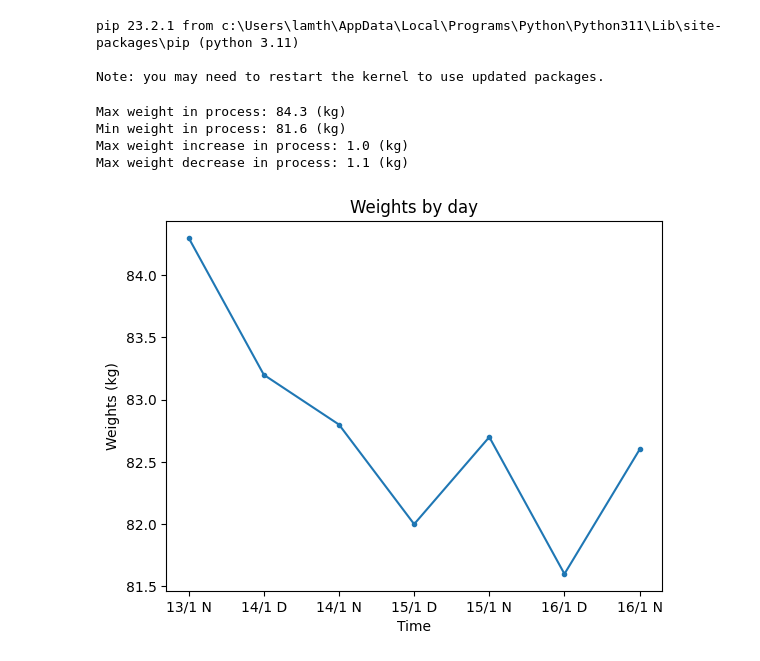
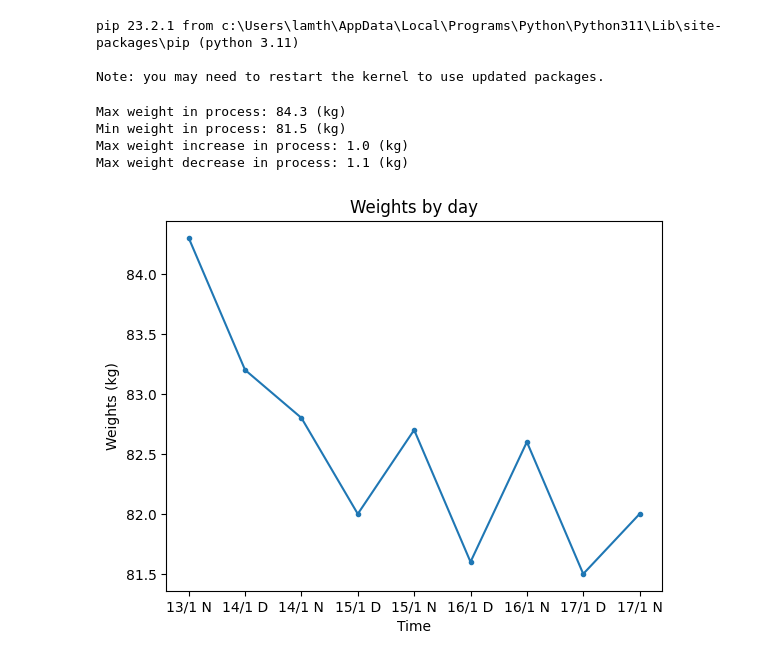
Before and after one commit to thanhbl-hust/Data-structures-and-Algorithms, a Jupyter notebook: train_12_1/weights.ipynb, the cells around one changed output. Cells and saved outputs as stored; diff of their text form; code cells hidden in the pictures.

Commit message:
process

```diff
--- a/train_12_1/weights.ipynb
+++ b/train_12_1/weights.ipynb
@@ -45,35 +45,37 @@ def countDeandIn(ls):
 # %%
 import matplotlib.pyplot as plt
 
 w = [
-    84.3, 83.2, 82.8, 82.0, 82.7, 81.6, 82.6
+    84.3, 83.2, 82.8, 82.0, 82.7, 81.6, 82.6, 81.5,
+    82
 ]
 d = [
-    '13/1 N', '14/1 D', '14/1 N', '15/1 D', '15/1 N', '16/1 D', '16/1 N'
+    '13/1 N', '14/1 D', '14/1 N', '15/1 D', '15/1 N', '16/1 D', '16/1 N', '17/1 D',
+    '17/1 N'
 ]
 
 plt.plot(d, w, marker='.')
 plt.xlabel('Time')
 plt.ylabel('Weights (kg)')
 plt.title('Weights by day')
 
 #oneday has 2 parameters, 0:00 and after wake up
 
 print(f'Max weight in process: {round(max(w), 2)} (kg)')
 print(f'Min weight in process: {round(min(w), 2)} (kg)')
 
 maxIncrease, maxDecrease = findMaxandMin(w)
 
 print(f'Max weight increase in process: {round(maxIncrease, 2)} (kg)')
 print(f'Max weight decrease in process: {-1 * round(maxDecrease, 2)} (kg)')
 
 plt.show()
 # %% [output]
 Max weight in process: 84.3 (kg)
-Min weight in process: 81.6 (kg)
+Min weight in process: 81.5 (kg)
 Max weight increase in process: 1.0 (kg)
 Max weight decrease in process: 1.1 (kg)
-[figure, old version]
+[figure, new version]
 # %%
 de, inc = countDeandIn(w)
 
```
Also changed, not shown: parts of 2 cells of this notebook.
